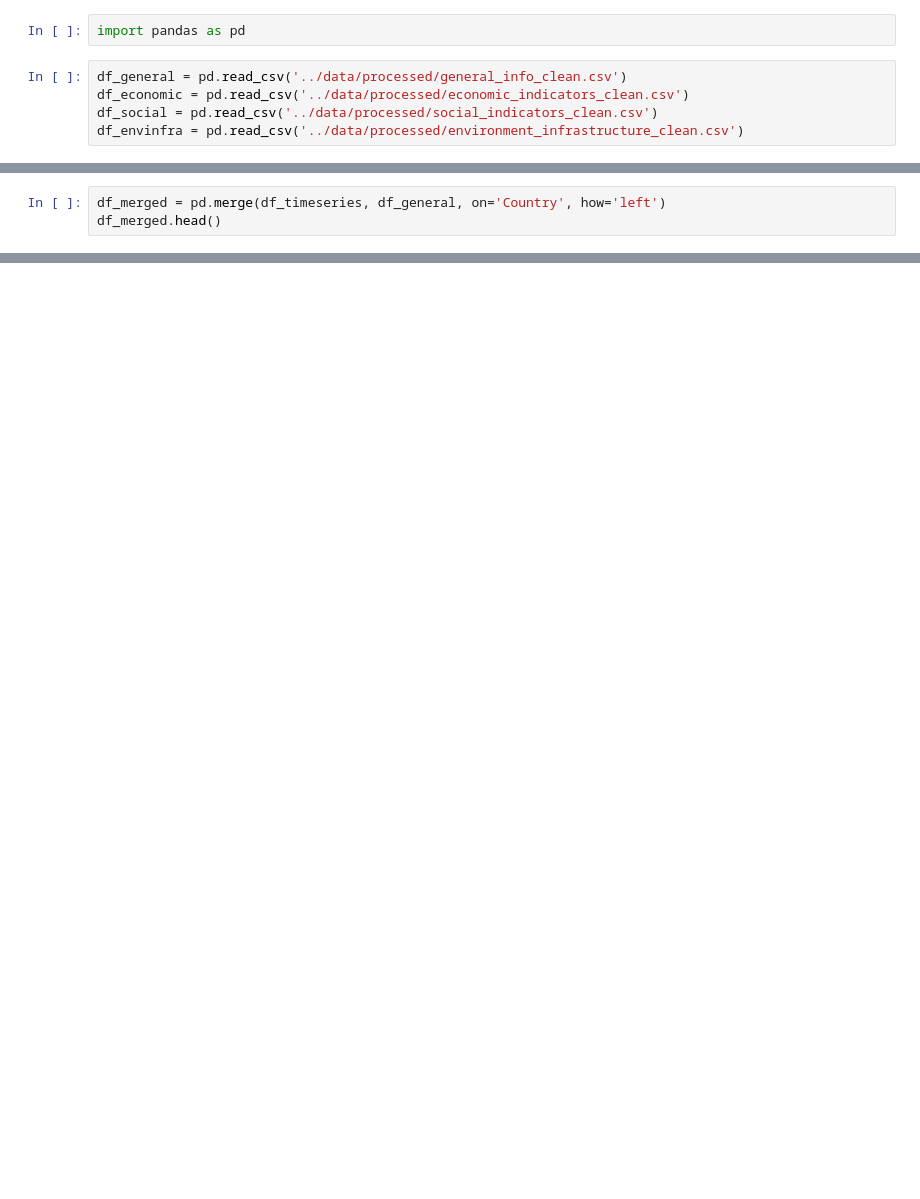
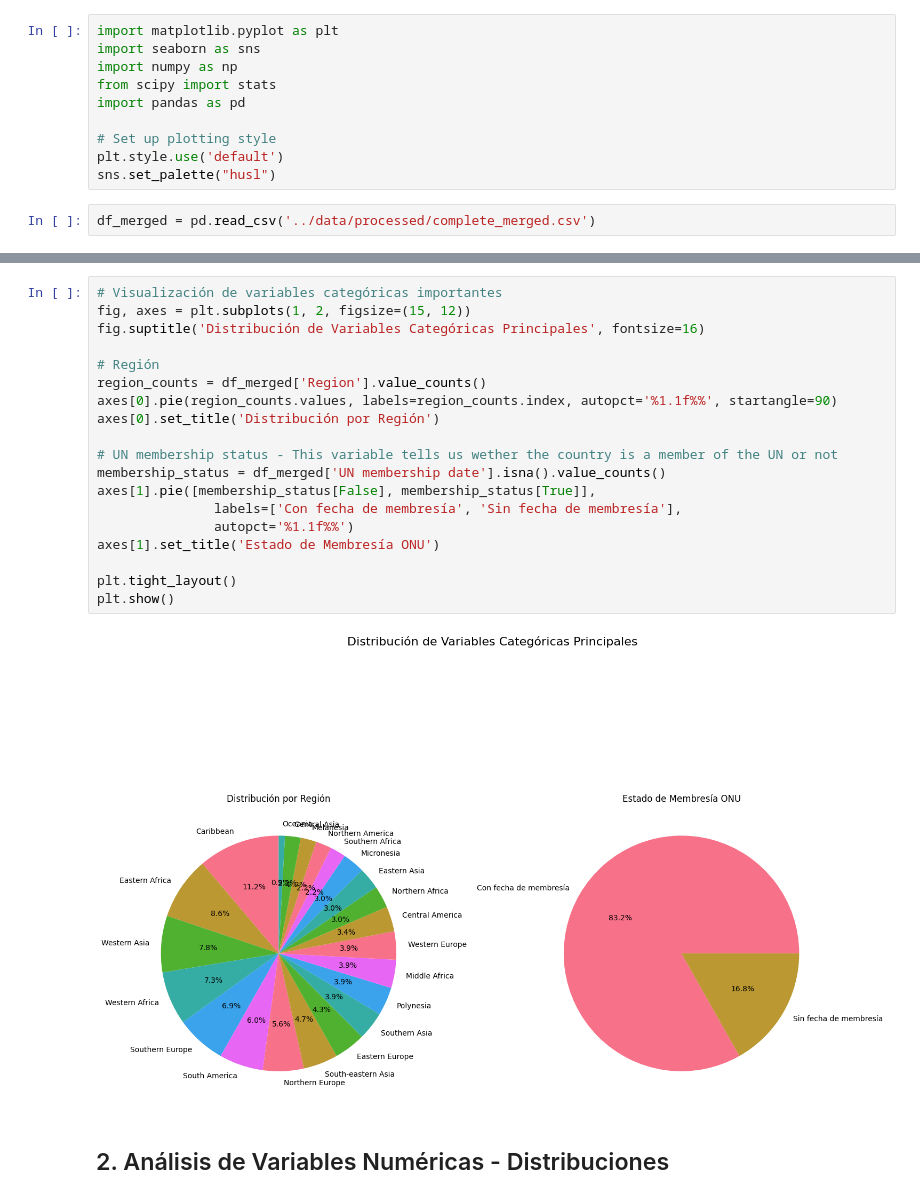
Before and after one commit to Kenji721/UN_data_Analysis, a Jupyter notebook: notebooks/2.EDA_general.ipynb, the cells around one changed output, grey strips where cells are left out. Cells and saved outputs as stored; diff of their text form; blank space fills up the shorter version.

Commit message:
df merged

```diff
--- a/notebooks/2.EDA_general.ipynb
+++ b/notebooks/2.EDA_general.ipynb
@@ -1,7 +1,12 @@
 # %%
+import matplotlib.pyplot as plt
+import seaborn as sns
+import numpy as np
+from scipy import stats
 import pandas as pd
+
+# Set up plotting style
+plt.style.use('default')
+sns.set_palette("husl")
 # %%
-df_general = pd.read_csv('../data/processed/general_info_clean.csv')
-df_economic = pd.read_csv('../data/processed/economic_indicators_clean.csv')
-df_social = pd.read_csv('../data/processed/social_indicators_clean.csv')
-df_envinfra = pd.read_csv('../data/processed/environment_infrastructure_clean.csv')
+df_merged = pd.read_csv('../data/processed/complete_merged.csv')
@@ -28,3 +12,0 @@ df_timeseries.head()
-# %%
-df_merged = pd.merge(df_timeseries, df_general, on='Country', how='left')
-df_merged.head()
@@ -38,0 +92,23 @@ df_merged.head()
+# %%
+# Visualización de variables categóricas importantes
+fig, axes = plt.subplots(1, 2, figsize=(15, 12))
+fig.suptitle('Distribución de Variables Categóricas Principales', fontsize=16)
+
+# Región
+region_counts = df_merged['Region'].value_counts()
+axes[0].pie(region_counts.values, labels=region_counts.index, autopct='%1.1f%%', startangle=90)
+axes[0].set_title('Distribución por Región')
+
+# UN membership status - This variable tells us wether the country is a member of the UN or not
+membership_status = df_merged['UN membership date'].isna().value_counts()
+axes[1].pie([membership_status[False], membership_status[True]],
+               labels=['Con fecha de membresía', 'Sin fecha de membresía'],
+               autopct='%1.1f%%')
+axes[1].set_title('Estado de Membresía ONU')
+
+plt.tight_layout()
+plt.show()
+# %% [output]
+[figure, added]
+# %% [markdown]
+## 2. Análisis de Variables Numéricas - Distribuciones
```
Also changed, not shown: parts of 24 cells of this notebook, 4 other files.
